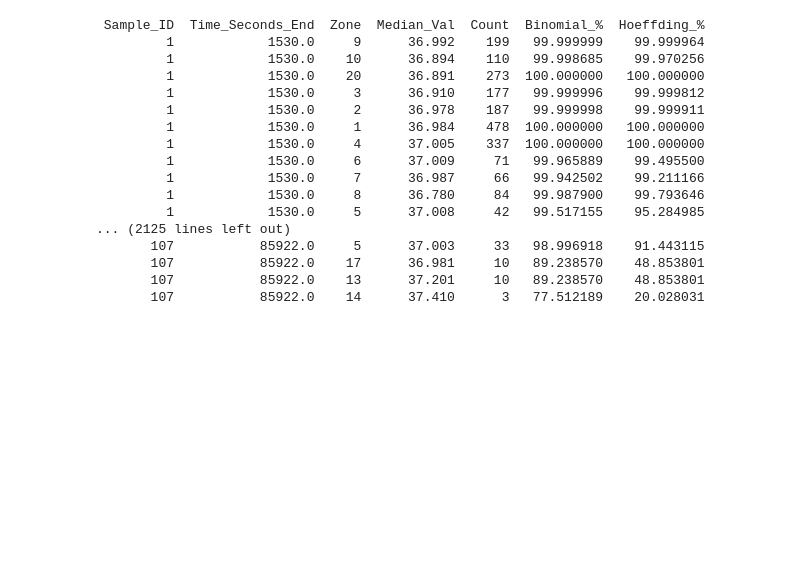
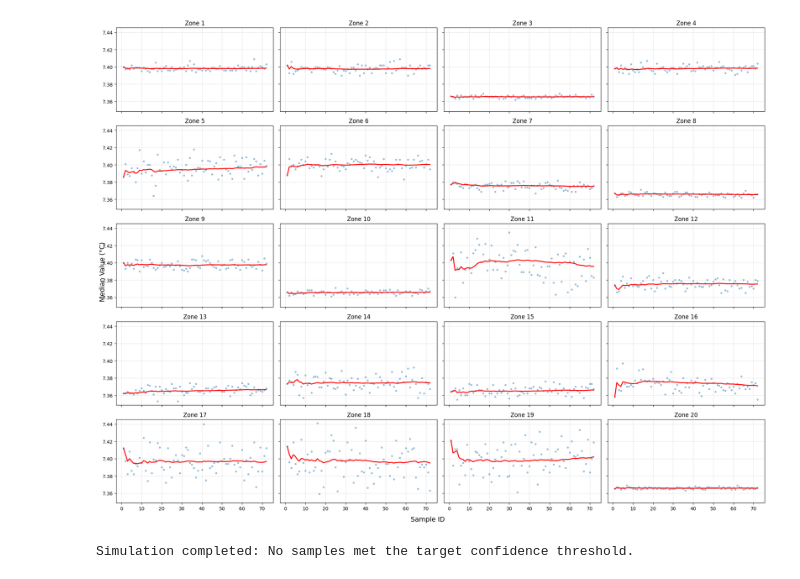
Before and after one commit to Volpi22/Sim_01_Toy_Tests, a Jupyter notebook: Tests.ipynb, the cells around one changed output. Drawn from its saved outputs; the diff is of its cells as text; code cells hidden in the pictures; blank space fills up the shorter version.

Commit message:
Fixed the energy model

```diff
--- a/Tests.ipynb
+++ b/Tests.ipynb
@@ -0,0 +4,16 @@
+# %%
+alpha = 0.30
+beta = 0.1
+param = "ph"
+# %%
+final_report_ph = run_simulation_ts_energy(
+    alpha=alpha,
+    beta=beta,
+    param=param,
+    mode='zone'
+)
+
+if final_report_ph is not None and not final_report_ph.empty:
+    print(final_report_ph.to_string(index=False))
+else:
+    print("Simulation completed: No samples met the target confidence threshold.")
@@ -1 +38,5 @@
+# %%
+plot_zone_trends(final_report_ph)
+# %% [output]
+[figure, added]
 # %%
@@ -4,32 +44,16 @@ alpha = 0.30
 beta = 0.01
 param = "temp"
 # %%
-final_report = run_simulation_ts_energy(
+final_report_temp = run_simulation_ts_energy(
     alpha=alpha,
     beta=beta,
     param=param,
     mode='zone'
 )
 
-if final_report is not None and not final_report.empty:
-    print(final_report.to_string(index=False))
+if final_report_temp is not None and not final_report_temp.empty:
+    print(final_report_temp.to_string(index=False))
 else:
     print("Simulation completed: No samples met the target confidence threshold.")
 # %% [output]
- Sample_ID  Time_Seconds_End  Zone  Median_Val  Count  Binomial_%  Hoeffding_%
-         1            1530.0     9      36.992    199   99.999999    99.999964
-         1            1530.0    10      36.894    110   99.998685    99.970256
-         1            1530.0    20      36.891    273  100.000000   100.000000
-         1            1530.0     3      36.910    177   99.999996    99.999812
-         1            1530.0     2      36.978    187   99.999998    99.999911
-         1            1530.0     1      36.984    478  100.000000   100.000000
-         1            1530.0     4      37.005    337  100.000000   100.000000
-         1            1530.0     6      37.009     71   99.965889    99.495500
-         1            1530.0     7      36.987     66   99.942502    99.211166
-         1            1530.0     8      36.780     84   99.987900    99.793646
-         1            1530.0     5      37.008     42   99.517155    95.284985
-... (2125 lines left out)
-       107           85922.0     5      37.003     33   98.996918    91.443115
-       107           85922.0    17      36.981     10   89.238570    48.853801
-       107           85922.0    13      37.201     10   89.238570    48.853801
-       107           85922.0    14      37.410      3   77.512189    20.028031
+Simulation completed: No samples met the target confidence threshold.
```
Also changed, not shown: parts of 12 cells of this notebook, 3 other files.
